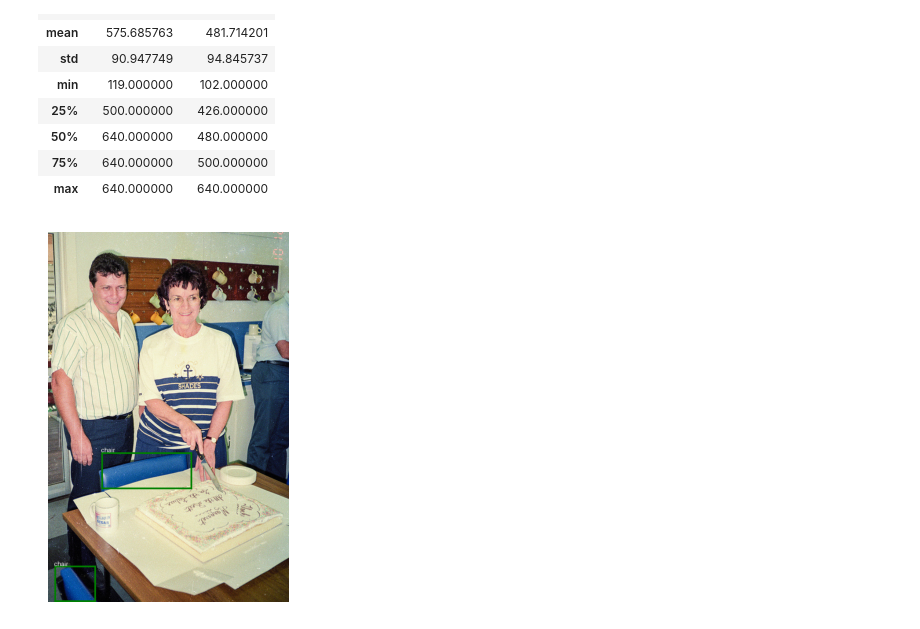
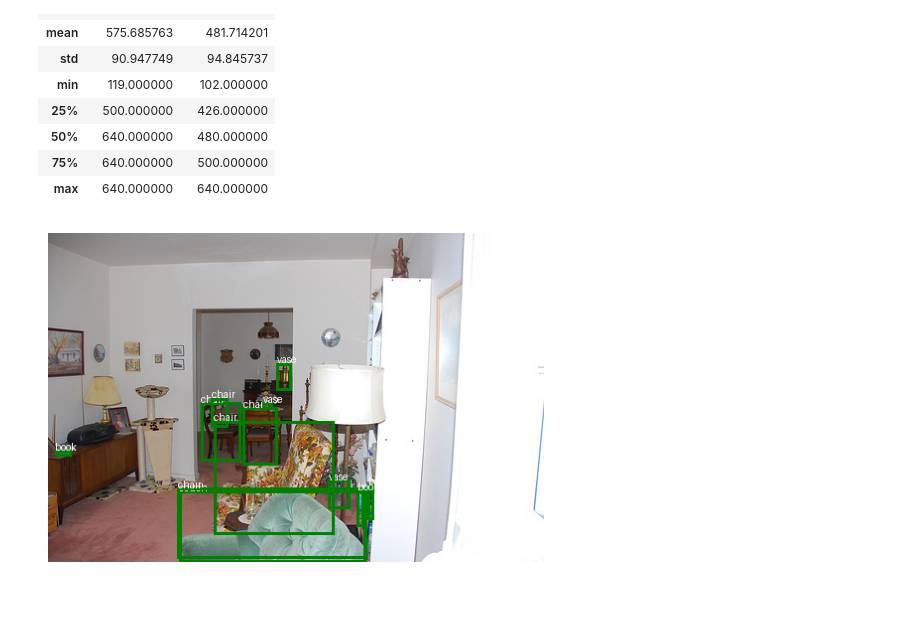
Before and after one commit to utkarsh-1232/Object-Detection, a Jupyter notebook: 01_core.ipynb, the cells around one changed output. Saved outputs shown, nothing was run; the diff lists cells and outputs as text; code cells hidden in the pictures; blank space fills up the shorter version.

Commit message:
add show_bbs

```diff
--- a/01_core.ipynb
+++ b/01_core.ipynb
@@ -31,16 +32,6 @@ df.category_id = df.category_id.replace(cat_id2id)
 # %%
 agg_df = df.groupby('image_id').agg(list).reset_index()
 # %%
-img_id, boxes, ids = [*agg_df.loc[3]]
+img_id, boxes, ids = [*agg_df.loc[35]]
 img = Image.open(id2img[img_id])
-draw = ImageDraw.Draw(img)
 labels = [id2label[id] for id in ids]
-# %%
-for label, box in zip(labels, boxes):
-    x_min, y_min, w, h = box
-    draw.rectangle(((x_min, y_min), (x_min+w, y_min+h)), outline="green", width=3)
-    draw.text((x_min, y_min-10), label, fill="white")
-
-plt.imshow(img)
-plt.axis('off')
-plt.show()
@@ -48,0 +38,11 @@ plt.show()
+# %%
+def show_bbs(img, boxes, labels=None):
+    draw = ImageDraw.Draw(img)
+    for i, box in enumerate(boxes):
+        x_min, y_min, w, h = box
+        draw.rectangle(((x_min, y_min), (x_min+w, y_min+h)), outline="green", width=3)
+        if labels:
+            draw.text((x_min, y_min-10), labels[i], fill="white")
+    plt.imshow(img)
+    plt.axis('off')
+    plt.show()
@@ -66,16 +70,8 @@ class ObjectDataset(Dataset):
     def show(self, idx):
         img_id, boxes, ids = [*self.df.loc[idx]]
         img = Image.open(id2img[img_id])
-        draw = ImageDraw.Draw(img)
         labels = [id2label[id] for id in ids]
-
-        for label, box in zip(labels, boxes):
-            x_min, y_min, w, h = box
-            draw.rectangle(((x_min, y_min), (x_min+w, y_min+h)), outline="green", width=3)
-            draw.text((x_min, y_min-10), label, fill="white")
-        plt.imshow(img)
-        plt.axis('off')
-        plt.show()
+        show_bbs(img, boxes, labels)
 # %%
 img_sizes = pd.DataFrame(
     [Image.open(id2img[id]).size for id in agg_df.image_id],
@@ -95,11 +91,11 @@ img_sizes.describe()
 # %%
 tfms = transforms.Compose([
     transforms.Resize((640, 480)),
     transforms.ToTensor(),
     transforms.Normalize(mean=[0.485, 0.456, 0.406], std=[0.229, 0.224, 0.225])
 ])
 
-ds = ObjectDataset(df, transforms=tfms)
-ds.show(3)
+ds = ObjectDataset(df, tfms)
+ds.show(35)
 # %% [output]
-[figure, old version]
+[figure, new version]
```
Also changed, not shown: parts of 5 cells of this notebook, 1 other file.
